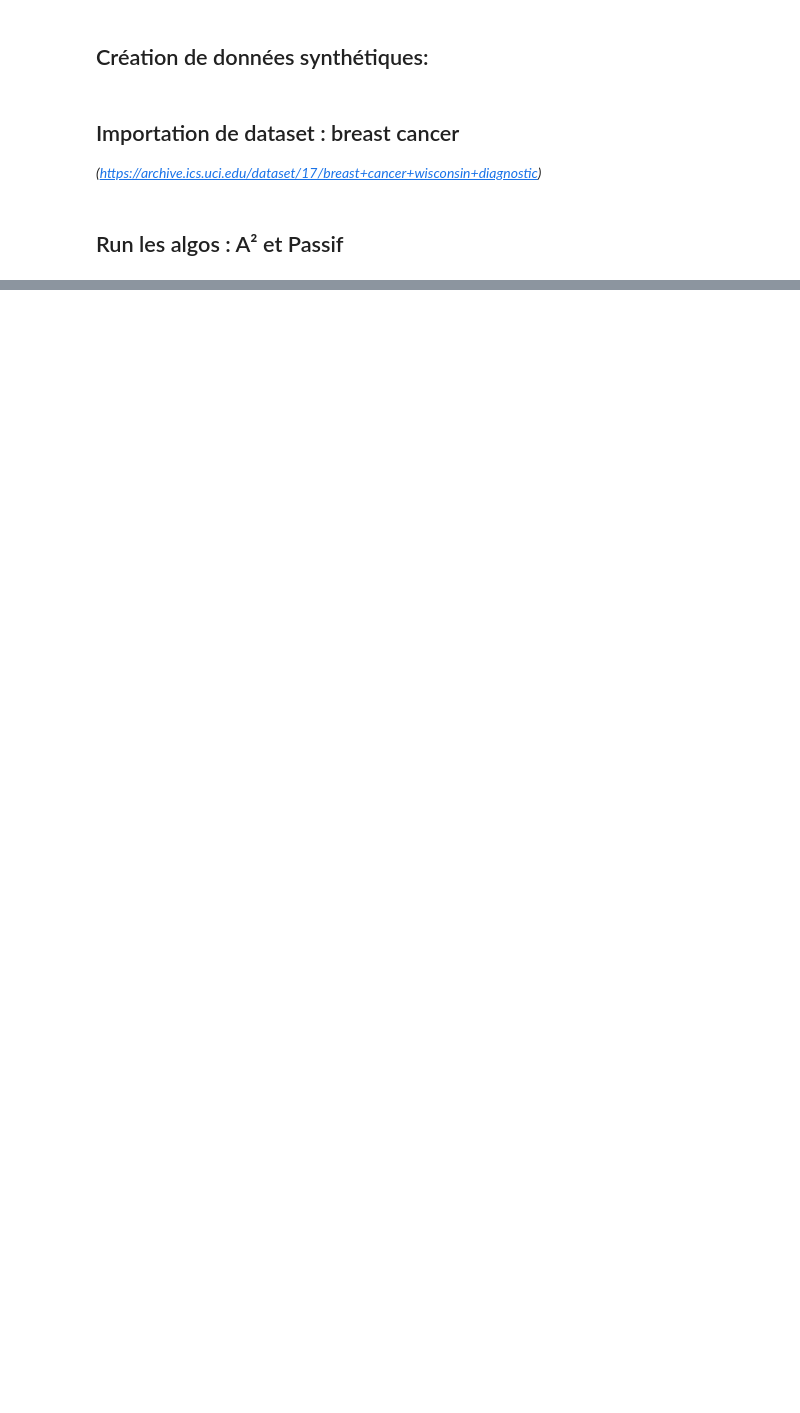
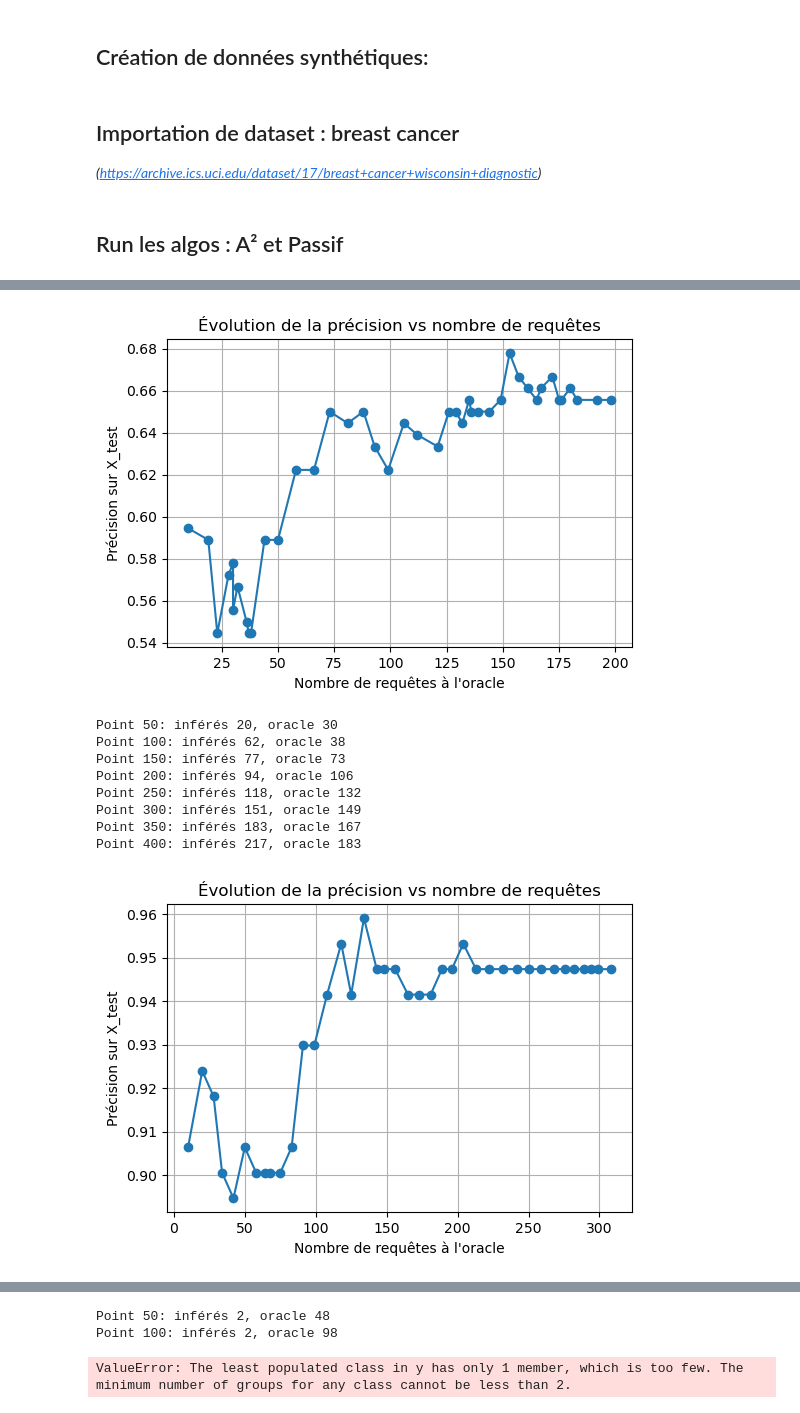
Before and after one commit to ayselatx/AdvancedML, a Jupyter notebook: A2.ipynb, the cells around one changed output, grey strips where cells are left out. Drawn from its saved outputs; the diff is of its cells as text; code cells hidden in the pictures; blank space fills up the shorter version.

```diff
--- a/A2.ipynb
+++ b/A2.ipynb
@@ -231,0 +614,77 @@ print("\nA CSV with the results was saved at /mnt/data/a2_vs_passive_results.csv
+# %%
+import pandas as pd
+import numpy as np
+from sklearn.datasets import make_classification, load_breast_cancer
+from sklearn.preprocessing import LabelEncoder
+
+# Liste des datasets locaux (chemins relatifs vers les fichiers CSV)
+uci_datasets = {
+    "Iris": r"C:\Users\damoi\OneDrive - UMONS\Master2\Q1\AdvancML\Projet\data\iris.data.txt",
+    "Wine": r"C:\Users\damoi\OneDrive - UMONS\Master2\Q1\AdvancML\Projet\data\wine.data.txt"
+}
+
+# Stockage des résultats
+results_list = []
+
+# Dataset synthétique
+X_syn, y_syn = make_classification(
+    n_samples=600, n_features=20, n_informative=10,
+    n_redundant=5, n_clusters_per_class=2, flip_y=0.05, random_state=0
+)
+res_syn = run_experiment(X_syn, y_syn, test_size=0.3, stream_seed=2)
+results_list.append(("Synthetic", res_syn))
+
+# Dataset BreastCancer
+bc = load_breast_cancer()
+X_bc = bc.data
+y_bc = bc.target
+res_bc = run_experiment(X_bc, y_bc, test_size=0.3, stream_seed=3)
+results_list.append(("BreastCancer", res_bc))
+
+# Boucle sur les datasets UCI locaux
+for name, path in uci_datasets.items():
+    df = pd.read_csv(path, header=None)
+    X = df.iloc[:, :-1].values
+    y = df.iloc[:, -1].values
+
+    # Encoder les labels textuels si nécessaire
+    if y.dtype == object:
+        y = LabelEncoder().fit_transform(y)
+
+    res = run_experiment(X, y, test_size=0.3, stream_seed=4)
+    results_list.append((name, res))
+
+# Créer un DataFrame récapitulatif
+results_df = pd.DataFrame([
+    {
+        "dataset": name,
+        "acc_active": res["acc_active"],
+        "acc_passive": res["acc_passive"],
+        "queries": res["queries"]
+    }
+    for name, res in results_list
+])
+
+print("\nResults summary:")
+print(results_df.to_string(index=False))
+
+# Affichage détaillé par dataset
+for name, res in results_list:
+    print(f"\nDataset: {name}")
+    print(f"A² Active Accuracy: {res['acc_active']:.3f}")
+    print(f"Passive baseline Accuracy: {res['acc_passive']:.3f}")
+    print(f"Number of queries: {res['queries']}")
+    print("Other passive classifiers:")
+    for clf_name, acc in res['passive_classifiers'].items():
+        print(f"  {clf_name}: {acc:.3f}")
+# %% [output]
+[figure, added]
+Point 50: inférés 20, oracle 30
+Point 100: inférés 62, oracle 38
+Point 150: inférés 77, oracle 73
+Point 200: inférés 94, oracle 106
+Point 250: inférés 118, oracle 132
+Point 300: inférés 151, oracle 149
+Point 350: inférés 183, oracle 167
+Point 400: inférés 217, oracle 183
+[figure, added]
@@ -231,0 +699,3 @@ print("\nA CSV with the results was saved at /mnt/data/a2_vs_passive_results.csv
+Point 50: inférés 2, oracle 48
+Point 100: inférés 2, oracle 98
+ValueError: The least populated class in y has only 1 member, which is too few. The minimum number of groups for any class cannot be less than 2.
```
Also changed, not shown: parts of 17 cells of this notebook, 1 other file.
